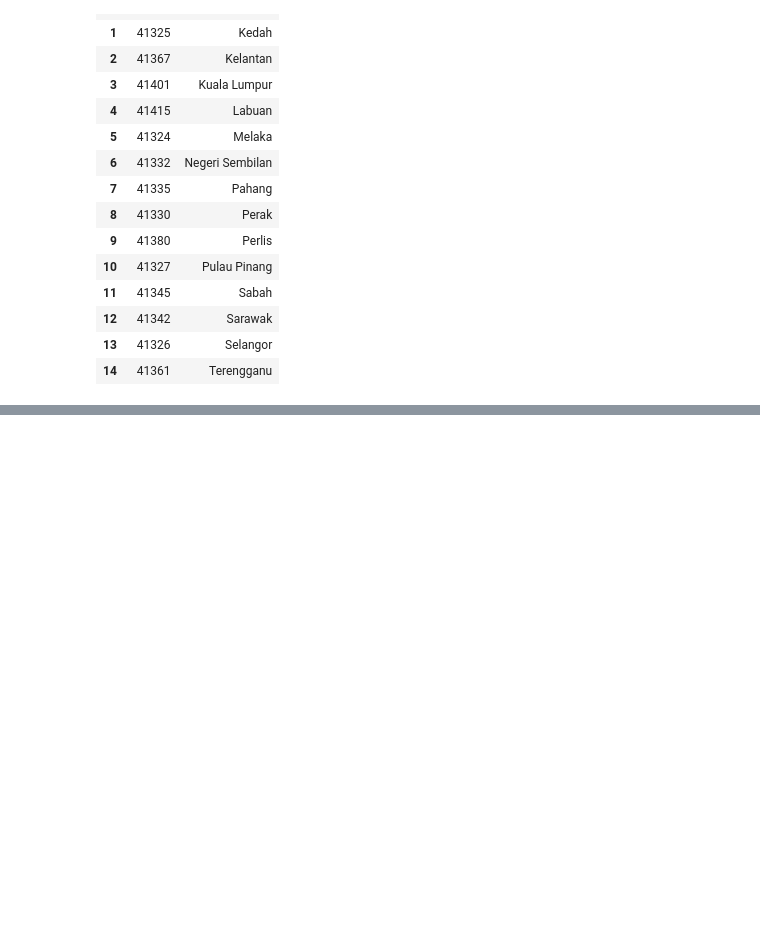
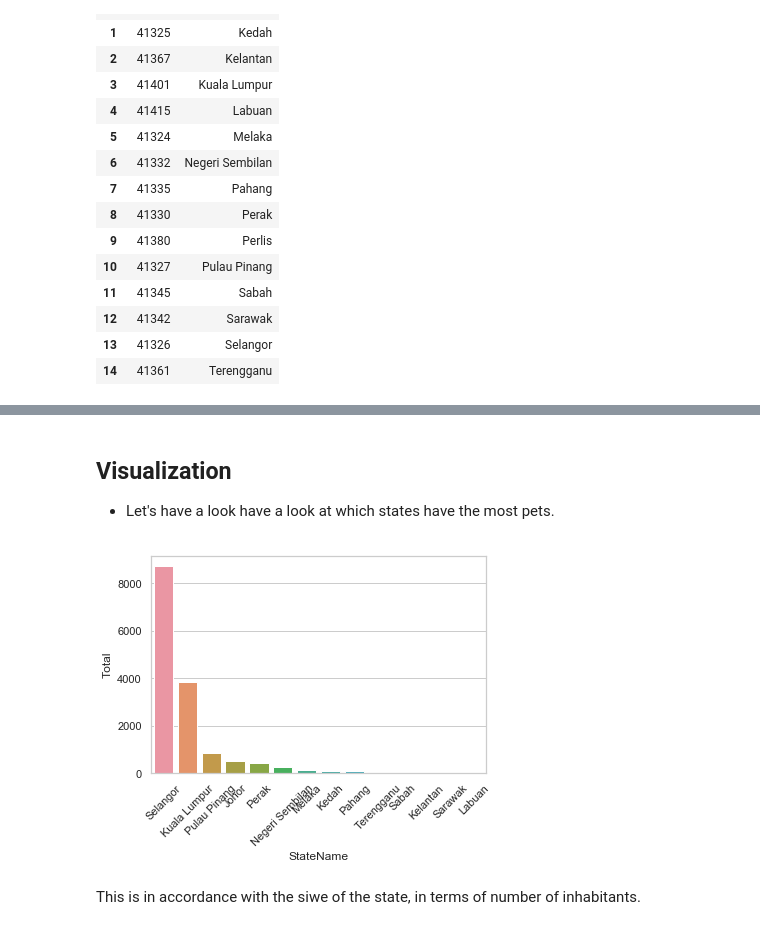
Before and after one commit to TonioGarcia07/PetFinder, a Jupyter notebook: src/exploratory_data_analysis.ipynb, the cells around one changed output, grey strips where cells are left out. Saved outputs shown, nothing was run; the diff lists cells and outputs as text; code cells hidden in the pictures; blank space fills up the shorter version.

Commit message:
visualisation of the state

```diff
--- a/src/exploratory_data_analysis.ipynb
+++ b/src/exploratory_data_analysis.ipynb
@@ -60,3 +61,10 @@ state_labels
 | 12 | 41342 | Sarawak |
 | 13 | 41326 | Selangor |
 | 14 | 41361 | Terengganu |
+# %%
+# Train and Test data sets
+TRAIN = os.path.join(IN_FOLDER, "train", "train.csv")
+TEST = os.path.join(IN_FOLDER, "test", "test.csv")
+
+train = pd.read_csv(TRAIN)
+test = pd.read_csv(TEST)
@@ -62,0 +112,16 @@ state_labels
+# %% [markdown]
+## Visualization
+- Let's have a look have a look at which states have the most pets.
+# %%
+groupbyState = train[["State", "Type"]].groupby(["State"]).count().reset_index()
+total_df = pd.merge(left=groupbyState, right=state_labels, how='left', left_on='State', right_on='StateID')
+data = total_df[["Type", "StateName"]].rename(index=str, columns={ "Type": "Total" })
+
+sns.set(style="whitegrid")
+ax = sns.barplot(x="StateName", y="Total", data=data.sort_values(by=['Total'], ascending=False))
+for item in ax.get_xticklabels():
+    item.set_rotation(45)
+# %% [output]
+[figure, added]
+# %% [markdown]
+This is in accordance with the siwe of the state, in terms of number of inhabitants.
```
Also changed, not shown: parts of 3 cells of this notebook, 1 other file.
